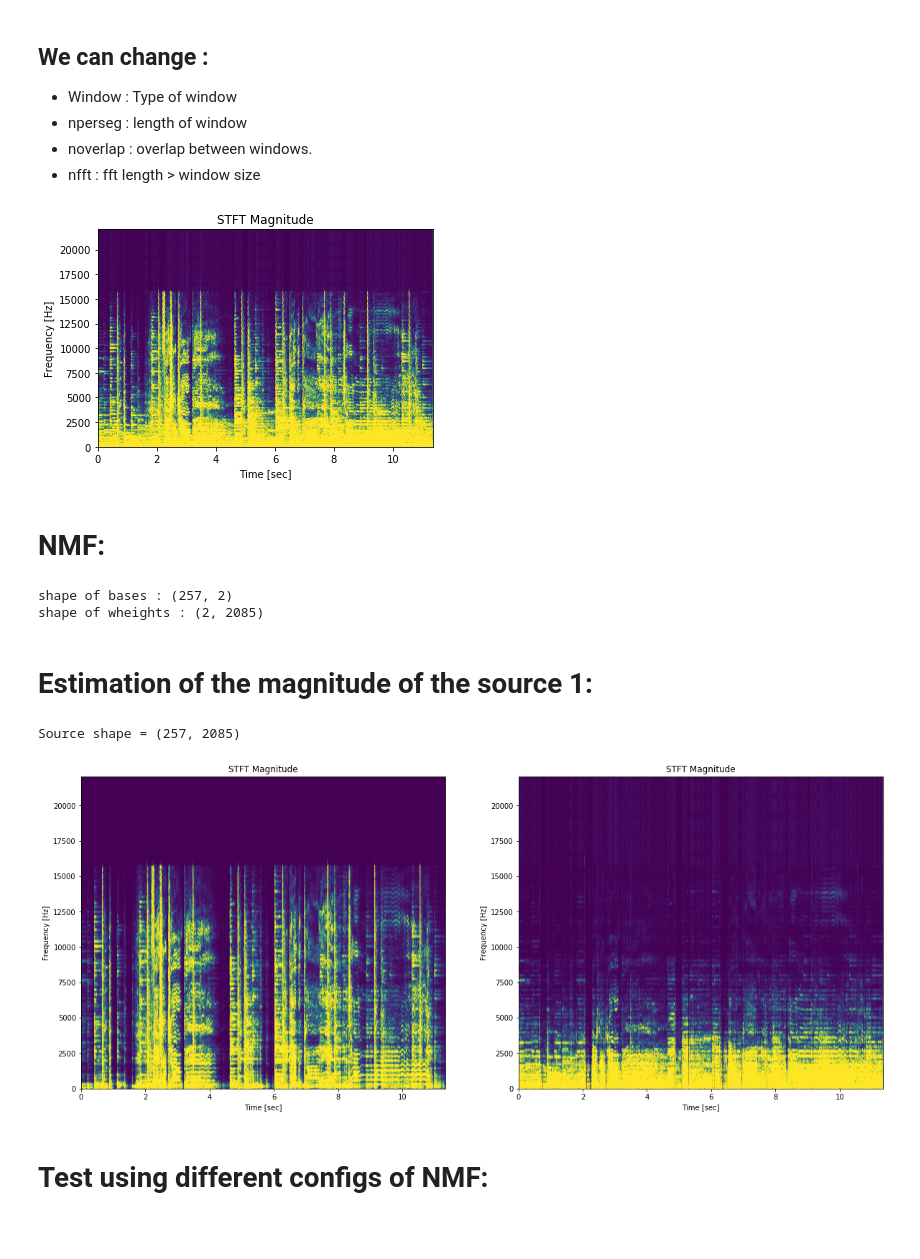
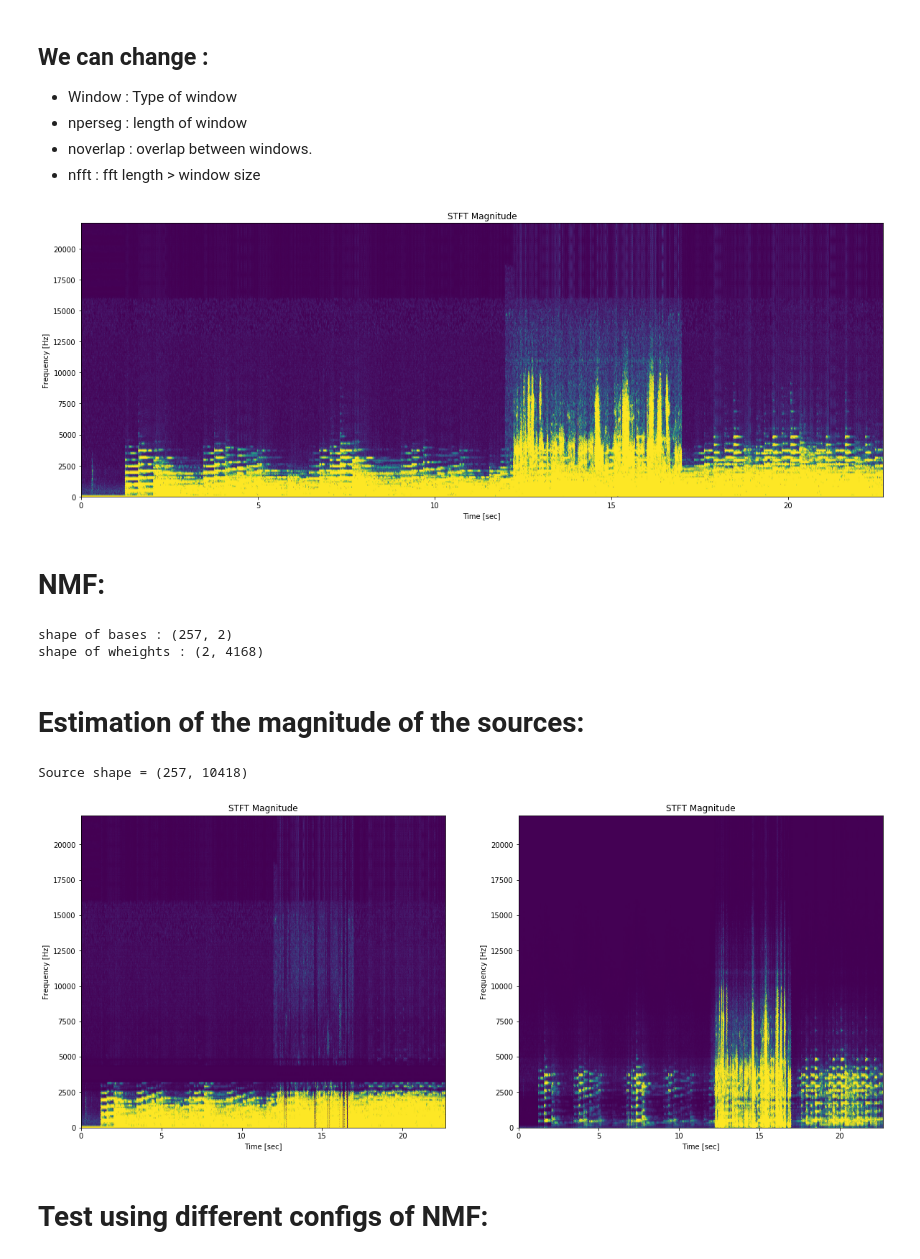
Before and after one commit to yacinebouaouni/Deep-Learning-Based-Speech-Separation, a Jupyter notebook: NMF/NMF.ipynb, the cells around one changed output. Drawn from its saved outputs; the diff is of its cells as text; code cells hidden in the pictures; blank space fills up the shorter version.

```diff
--- a/NMF/NMF.ipynb
+++ b/NMF/NMF.ipynb
@@ -26,8 +38,8 @@ def pourcentage(n_components,B,G):
 
     return percents
 # %%
-samplerate, data = read("Music-summer.wav")
-music=data[1000000:1500000,0]
+samplerate, data = read("../data/mix_signal.wav")
+music=data[:1000000,0]
 length=music.shape[0]/samplerate
 print('Shape of the data {}'.format(music.shape[0]))
 print('Length : {:.2f}s'.format(length))
@@ -48,19 +60,20 @@ Sample rate : 44100
 # %%
 WINDOW = 'hamming'
 WINDOW_SIZE=480
-OVERLAP = 0.5 * WINDOW_SIZE
+OVERLAP = 0.8 * WINDOW_SIZE
 NFFT=512
 # %%
 f,t,Y= signal.stft(music,samplerate,window=WINDOW,nperseg=WINDOW_SIZE,noverlap=OVERLAP,nfft=NFFT)
 Yabs=np.abs(Y)
 # %%
+plt.figure(figsize=(20,7))
 plt.pcolormesh(t, f, np.abs(Y),vmin=0, vmax=20, shading='gouraud')
 plt.title('STFT Magnitude')
 plt.ylabel('Frequency [Hz]')
 plt.xlabel('Time [sec]')
 plt.show()
 # %% [output]
-[figure, old version]
+[figure, new version]
 # %%
  _, xrec =  signal.istft(Y,
                           samplerate,
@@ -82,9 +95,9 @@ print('shape of bases : {}'.format(B.shape))
 print('shape of wheights : {}'.format(G.shape))
 # %% [output]
 shape of bases : (257, 2)
-shape of wheights : (2, 2085)
+shape of wheights : (2, 4168)
 # %% [markdown]
-# Estimation of the magnitude of the source 1:
+# Estimation of the magnitude of the sources:
 # %%
 percents = pourcentage(n_components,B,G)
 Sources=[]
@@ -95,7 +108,7 @@ for i in range(n_components):
 
 print('Source shape = {}'.format(Sources[0].shape))
 # %% [output]
-Source shape = (257, 2085)
+Source shape = (257, 10418)
 # %%
 fig,ax=plt.subplots(1,n_components,figsize=(20,8))
 
@@ -106,7 +119,7 @@ for i in range(n_components):
         ax[i].set_ylabel('Frequency [Hz]')
         ax[i].set_xlabel('Time [sec]')
 # %% [output]
-[figure, old version]
+[figure, new version]
 # %%
 for i in range(n_components):
 
```
Also changed, not shown: parts of 18 cells of this notebook, 5 other files.
